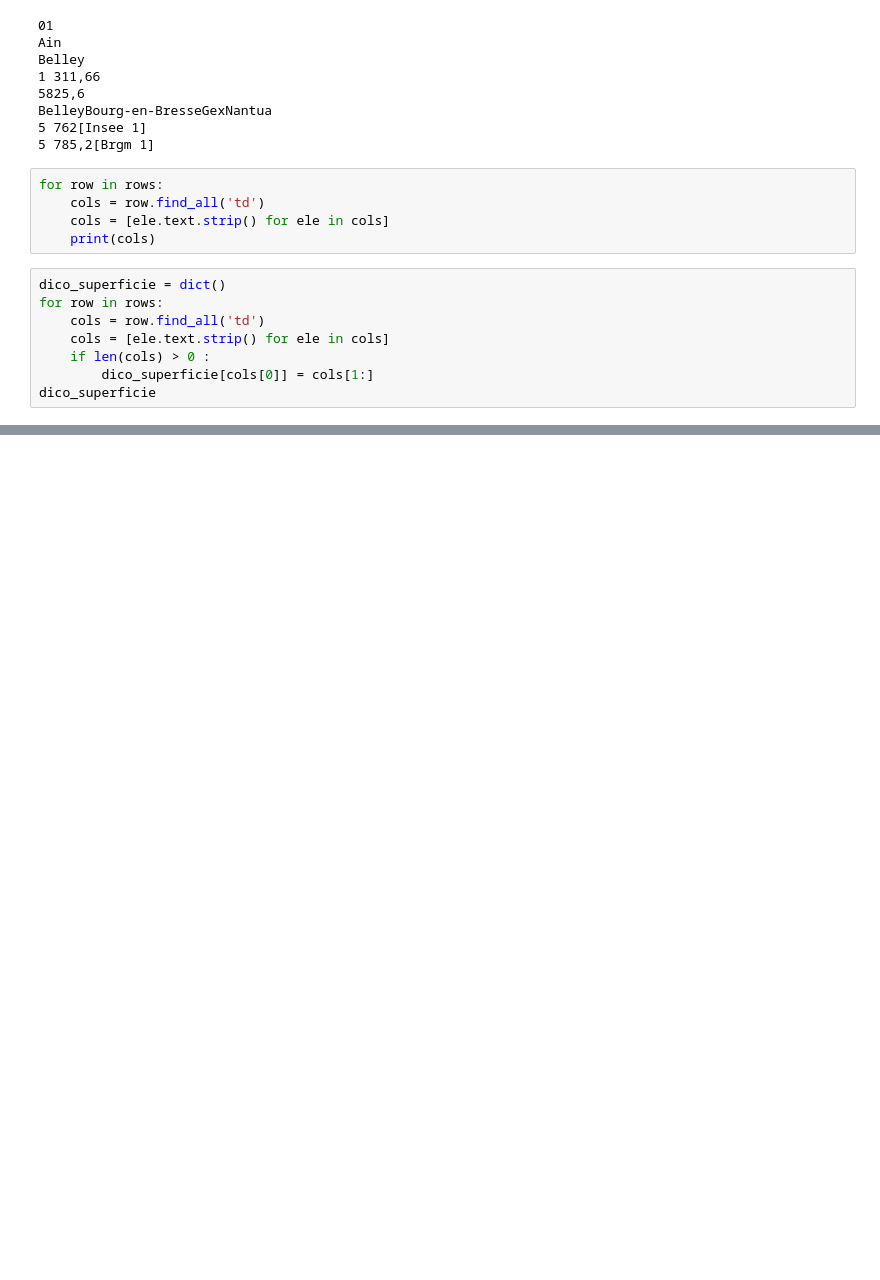
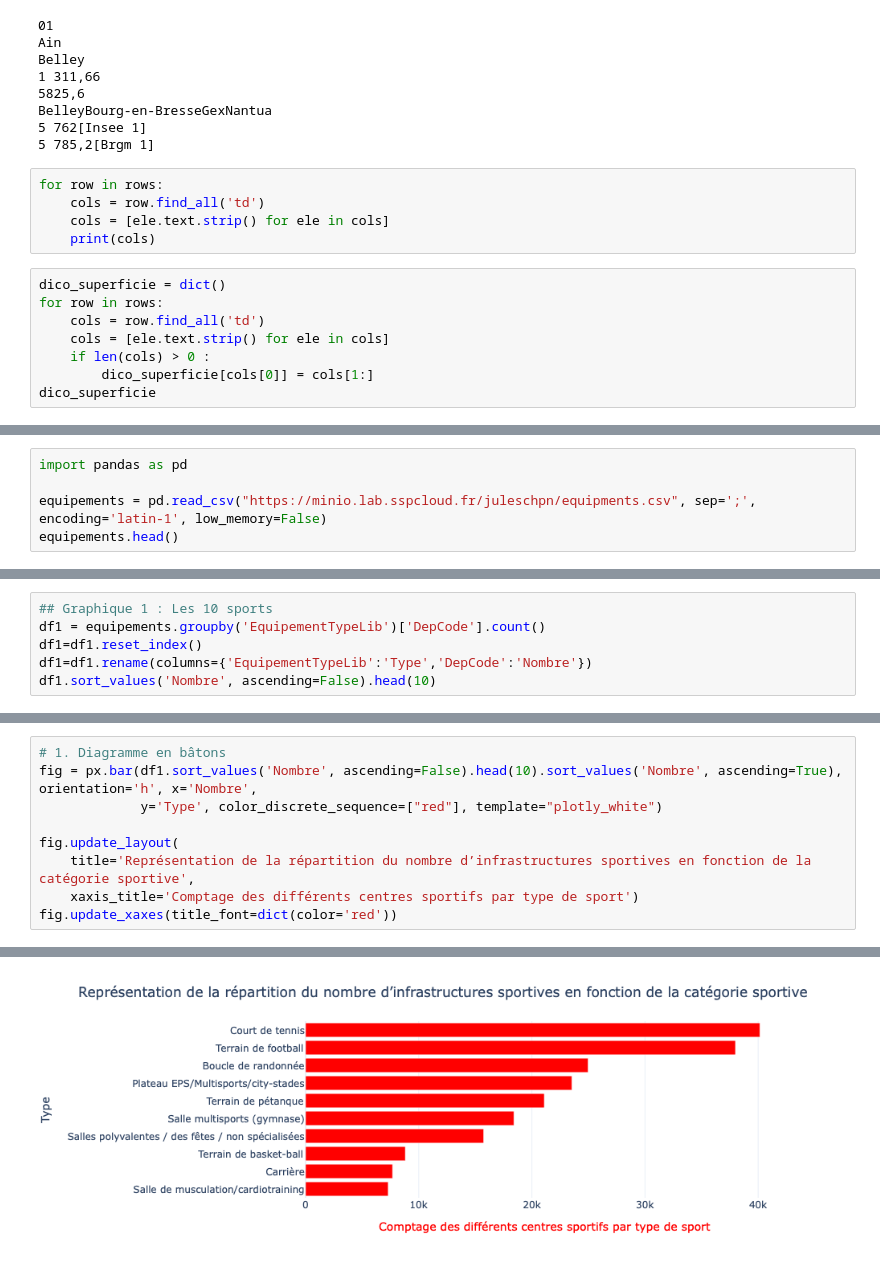
Before and after one commit to JulesChpn/ProjetPython, a Jupyter notebook: README.ipynb, the cells around one changed output, grey strips where cells are left out. Cells and saved outputs as stored; diff of their text form; blank space fills up the shorter version.

```diff
--- a/README.ipynb
+++ b/README.ipynb
@@ -279,0 +284,5 @@ data_base.head()
+# %%
+import pandas as pd
+
+equipements = pd.read_csv("https://minio.lab.sspcloud.fr/juleschpn/equipments.csv", sep=';', encoding='latin-1', low_memory=False)
+equipements.head()
@@ -279,0 +297,6 @@ data_base.head()
+# %%
+## Graphique 1 : Les 10 sports
+df1 = equipements.groupby('EquipementTypeLib')['DepCode'].count()
+df1=df1.reset_index()
+df1=df1.rename(columns={'EquipementTypeLib':'Type','DepCode':'Nombre'})
+df1.sort_values('Nombre', ascending=False).head(10)
@@ -279,0 +315,10 @@ data_base.head()
+# %%
+# 1. Diagramme en bâtons
+fig = px.bar(df1.sort_values('Nombre', ascending=False).head(10).sort_values('Nombre', ascending=True), orientation='h', x='Nombre',
+             y='Type', color_discrete_sequence=["red"], template="plotly_white")
+
+fig.update_layout(
+    title='Représentation de la répartition du nombre d’infrastructures sportives en fonction de la catégorie sportive',
+    xaxis_title='Comptage des différents centres sportifs par type de sport')
+fig.update_xaxes(title_font=dict(color='red'))
+# %% [output]
@@ -279,0 +326 @@ data_base.head()
+[figure, added]
```
Also changed, not shown: parts of 5 cells of this notebook.
